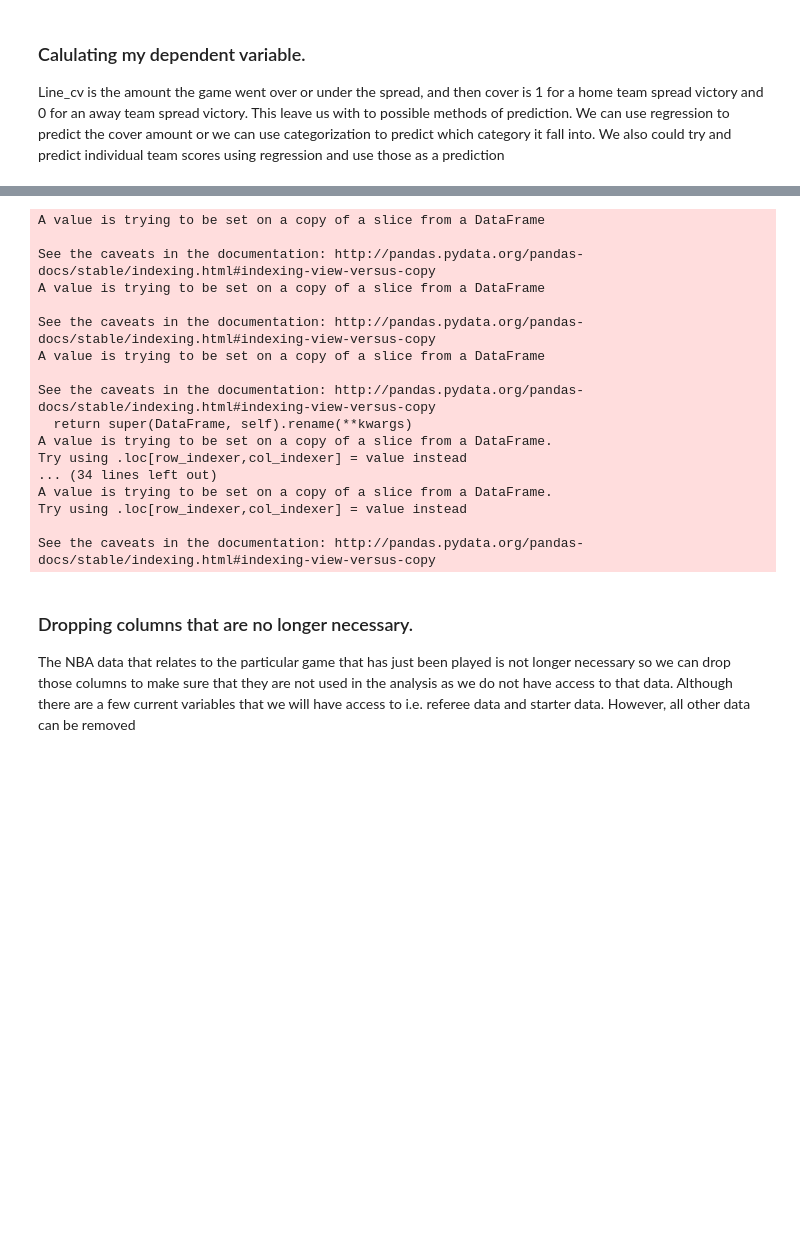
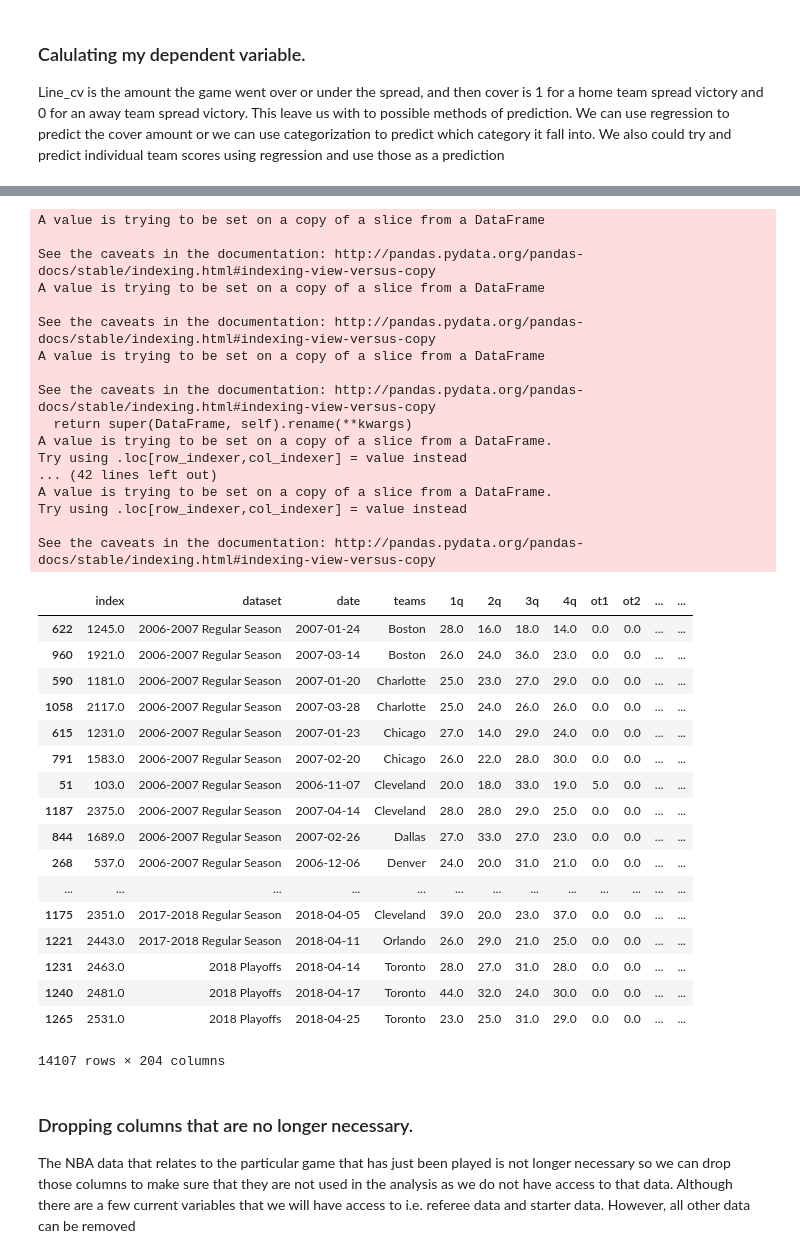
Before and after one commit to bryanco1966/Sports-Modeling, a Jupyter notebook: combine_and_transform_nba.ipynb, the cells around one changed output, grey strips where cells are left out. Cells and saved outputs as stored; diff of their text form; code cells hidden in the pictures; blank space fills up the shorter version.

```diff
--- a/combine_and_transform_nba.ipynb
+++ b/combine_and_transform_nba.ipynb
@@ -237,7 +237,14 @@ def merge_home_away(df):
     new['cover'] = new['line_cv'].map(lambda x: 1 if x >0 else 0)
     new['away_cover'] = new['away_line_cv'].map(lambda x : 1 if x > 0 else 0)
 
-    new['total_over'] = new.home
+
+    #create total info
+    new['total_diff'] = new.home_score + new.away_score - new.total
+    new['over'] = new['total_diff'].map(lambda x:
+                                       1 if x< 0 else 0)
+    new['under'] = new['total_diff'].map(lambda x:
+                                        1 if x > 0 else 0)
+    new['total_score'] = new.home_score + new.away_score
 
     #add win and score difference info
 
@@ -492,7 +500,7 @@ See the caveats in the documentation: http://pandas.pydata.org/pandas-docs/stabl
   return super(DataFrame, self).rename(**kwargs)
 A value is trying to be set on a copy of a slice from a DataFrame.
 Try using .loc[row_indexer,col_indexer] = value instead
-... (34 lines left out)
+... (42 lines left out)
 A value is trying to be set on a copy of a slice from a DataFrame.
 Try using .loc[row_indexer,col_indexer] = value instead
 
@@ -515,6 +523,27 @@ nba_combined['test'] = 0
 nba_combined_test = merge_years(nba2016_trans, nba2017_trans)
 nba_combined_test['test'] = 1
 nba_combined = merge_years(nba_combined,nba_combined_test)
+# %%
+nba_combined
+# %% [output]
+|  | index | dataset | date | teams | 1q | 2q | 3q | 4q | ot1 | ot2 | ... | ... |
+| 622 | 1245.0 | 2006-2007 Regular Season | 2007-01-24 | Boston | 28.0 | 16.0 | 18.0 | 14.0 | 0.0 | 0.0 | ... | ... |
+| 960 | 1921.0 | 2006-2007 Regular Season | 2007-03-14 | Boston | 26.0 | 24.0 | 36.0 | 23.0 | 0.0 | 0.0 | ... | ... |
+| 590 | 1181.0 | 2006-2007 Regular Season | 2007-01-20 | Charlotte | 25.0 | 23.0 | 27.0 | 29.0 | 0.0 | 0.0 | ... | ... |
+| 1058 | 2117.0 | 2006-2007 Regular Season | 2007-03-28 | Charlotte | 25.0 | 24.0 | 26.0 | 26.0 | 0.0 | 0.0 | ... | ... |
+| 615 | 1231.0 | 2006-2007 Regular Season | 2007-01-23 | Chicago | 27.0 | 14.0 | 29.0 | 24.0 | 0.0 | 0.0 | ... | ... |
+| 791 | 1583.0 | 2006-2007 Regular Season | 2007-02-20 | Chicago | 26.0 | 22.0 | 28.0 | 30.0 | 0.0 | 0.0 | ... | ... |
+| 51 | 103.0 | 2006-2007 Regular Season | 2006-11-07 | Cleveland | 20.0 | 18.0 | 33.0 | 19.0 | 5.0 | 0.0 | ... | ... |
+| 1187 | 2375.0 | 2006-2007 Regular Season | 2007-04-14 | Cleveland | 28.0 | 28.0 | 29.0 | 25.0 | 0.0 | 0.0 | ... | ... |
+| 844 | 1689.0 | 2006-2007 Regular Season | 2007-02-26 | Dallas | 27.0 | 33.0 | 27.0 | 23.0 | 0.0 | 0.0 | ... | ... |
+| 268 | 537.0 | 2006-2007 Regular Season | 2006-12-06 | Denver | 24.0 | 20.0 | 31.0 | 21.0 | 0.0 | 0.0 | ... | ... |
+| ... | ... | ... | ... | ... | ... | ... | ... | ... | ... | ... | ... | ... |
+| 1175 | 2351.0 | 2017-2018 Regular Season | 2018-04-05 | Cleveland | 39.0 | 20.0 | 23.0 | 37.0 | 0.0 | 0.0 | ... | ... |
+| 1221 | 2443.0 | 2017-2018 Regular Season | 2018-04-11 | Orlando | 26.0 | 29.0 | 21.0 | 25.0 | 0.0 | 0.0 | ... | ... |
+| 1231 | 2463.0 | 2018 Playoffs | 2018-04-14 | Toronto | 28.0 | 27.0 | 31.0 | 28.0 | 0.0 | 0.0 | ... | ... |
+| 1240 | 2481.0 | 2018 Playoffs | 2018-04-17 | Toronto | 44.0 | 32.0 | 24.0 | 30.0 | 0.0 | 0.0 | ... | ... |
+| 1265 | 2531.0 | 2018 Playoffs | 2018-04-25 | Toronto | 23.0 | 25.0 | 31.0 | 29.0 | 0.0 | 0.0 | ... | ... |
+14107 rows × 204 columns
 # %% [markdown]
 ### Dropping columns that are no longer necessary.
 
```
Also changed, not shown: parts of 4 cells of this notebook, 5 other files.
